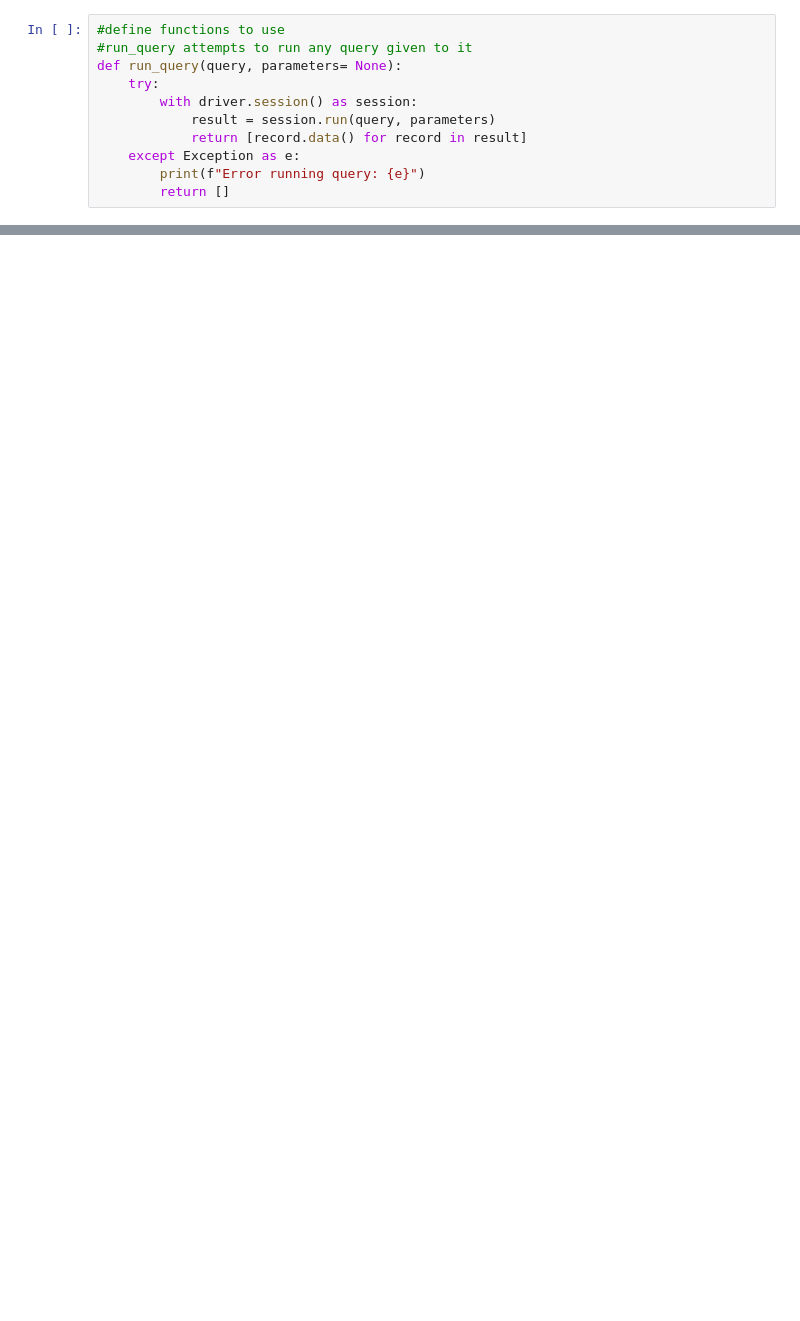
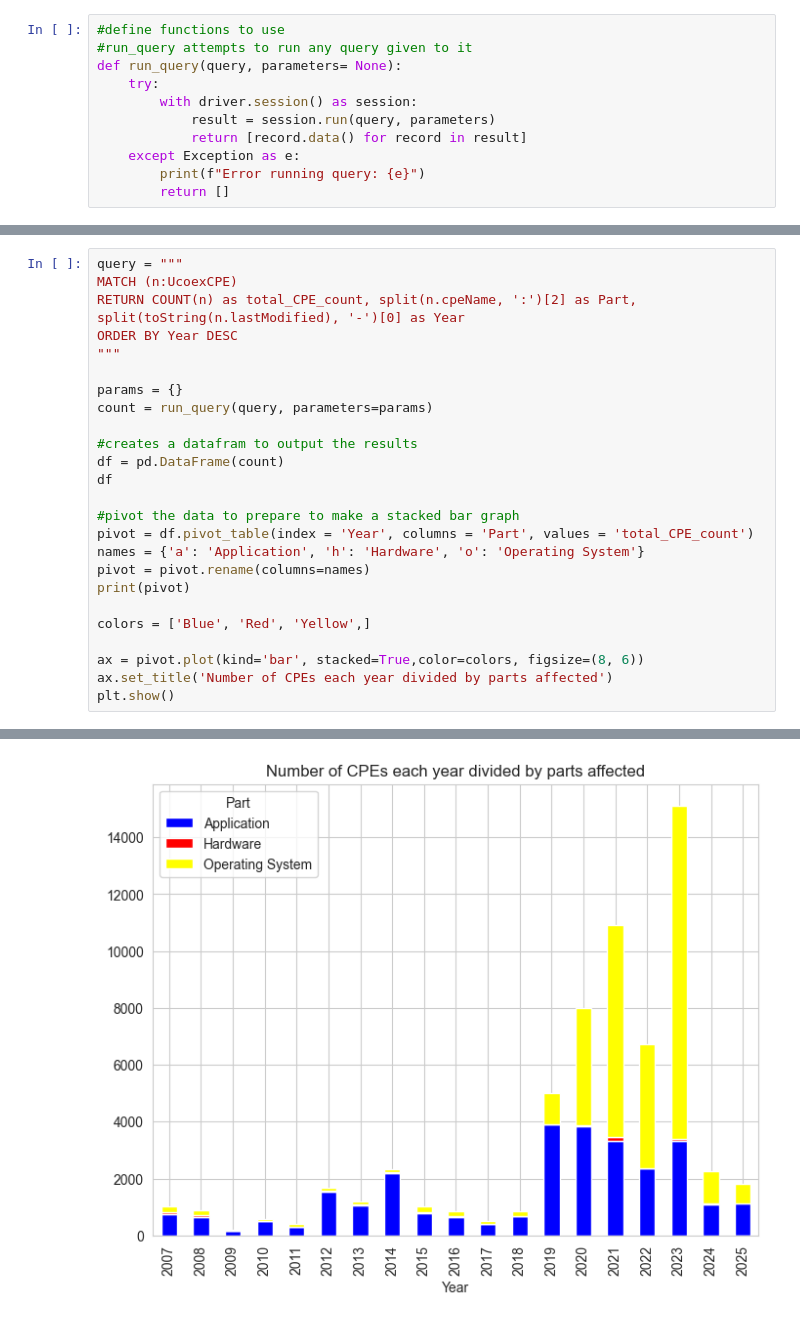
Before and after one commit to edogdu/UCKG, a Jupyter notebook: documents/notebooks/UCKG_Analysis.ipynb, the cells around one changed output, grey strips where cells are left out. Drawn from its saved outputs; the diff is of its cells as text; blank space fills up the shorter version.

```diff
--- a/documents/notebooks/UCKG_Analysis.ipynb
+++ b/documents/notebooks/UCKG_Analysis.ipynb
@@ -50,0 +279,26 @@ df
+# %%
+query = """
+MATCH (n:UcoexCPE)
+RETURN COUNT(n) as total_CPE_count, split(n.cpeName, ':')[2] as Part, split(toString(n.lastModified), '-')[0] as Year
+ORDER BY Year DESC
+"""
+
+params = {}
+count = run_query(query, parameters=params)
+
+#creates a datafram to output the results
+df = pd.DataFrame(count)
+df
+
+#pivot the data to prepare to make a stacked bar graph
+pivot = df.pivot_table(index = 'Year', columns = 'Part', values = 'total_CPE_count')
+names = {'a': 'Application', 'h': 'Hardware', 'o': 'Operating System'}
+pivot = pivot.rename(columns=names)
+print(pivot)
+
+colors = ['Blue', 'Red', 'Yellow',]
+
+ax = pivot.plot(kind='bar', stacked=True,color=colors, figsize=(8, 6))
+ax.set_title('Number of CPEs each year divided by parts affected')
+plt.show()
+# %% [output]
@@ -50,0 +322 @@ df
+[figure, added]
```
Also changed, not shown: parts of 35 cells of this notebook.
